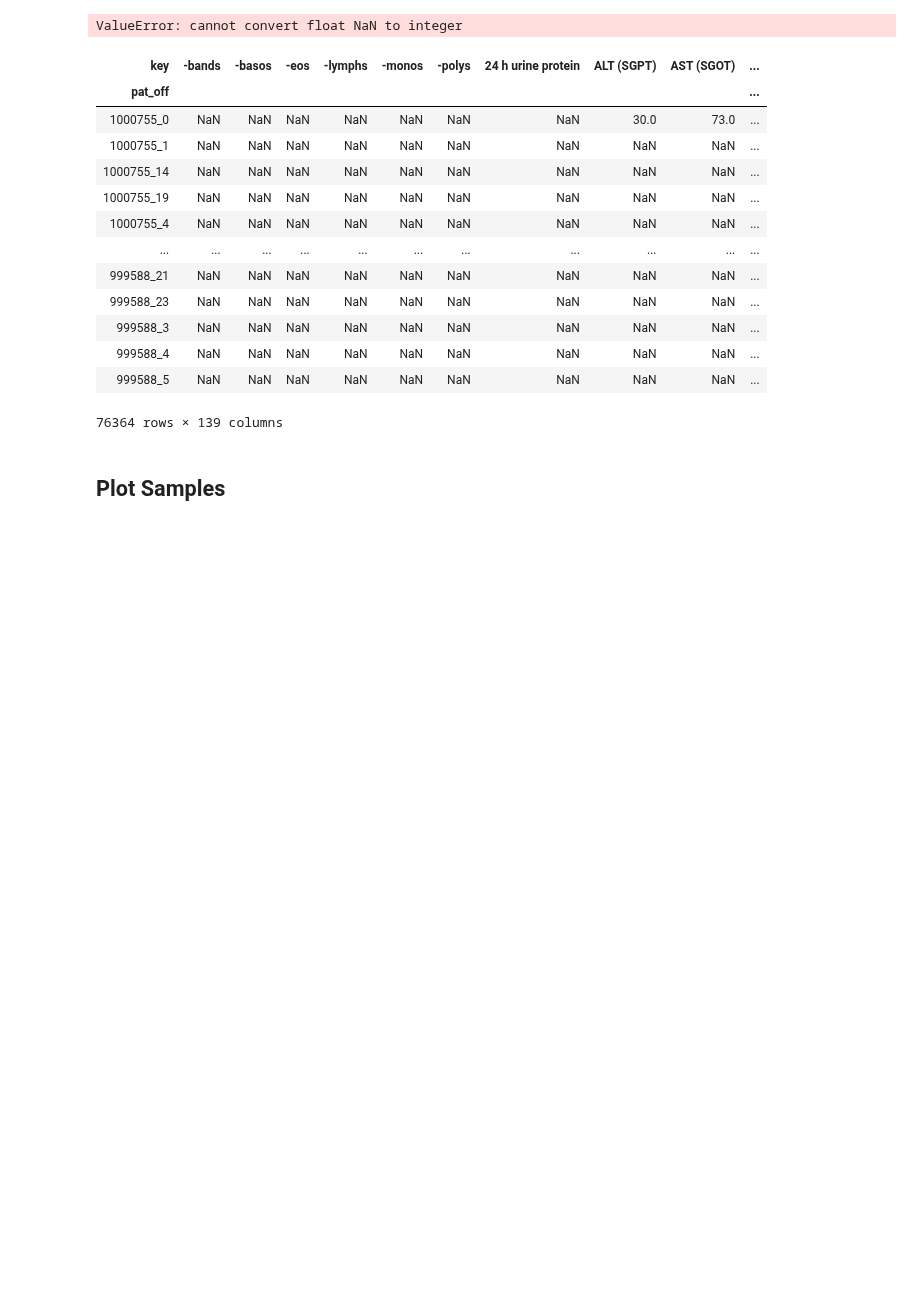
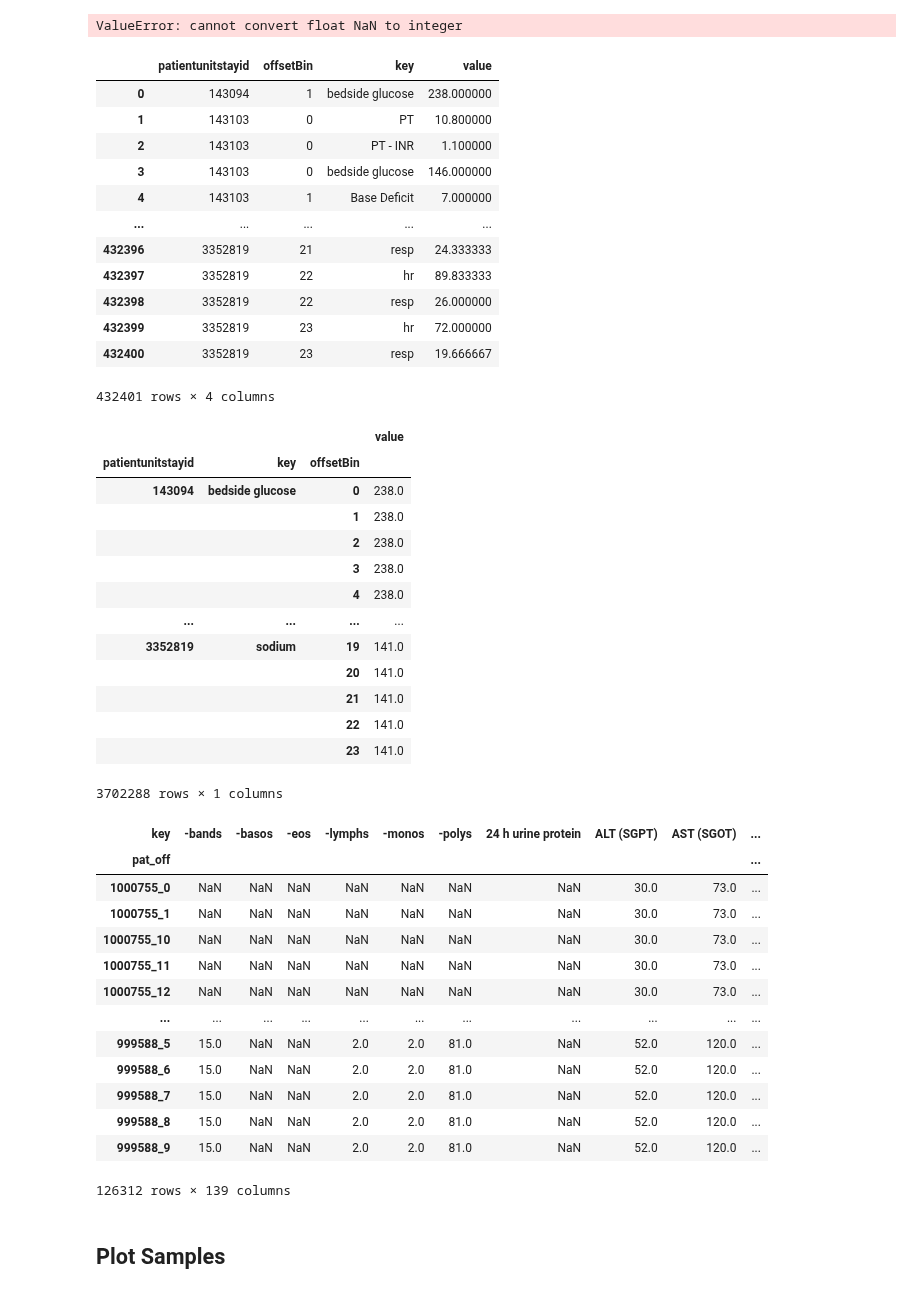
Before and after one commit to adit98/tbi, a Jupyter notebook: Physiology Time Series.ipynb, the cells around one changed output. Drawn from its saved outputs; the diff is of its cells as text; code cells hidden in the pictures; blank space fills up the shorter version.

```diff
--- a/Physiology Time Series.ipynb
+++ b/Physiology Time Series.ipynb
@@ -150,29 +150,65 @@ print(measures_grouped)
 ValueError: cannot convert float NaN to integer
 # %%
 m = labmeasures.copy()
+#m = m[m['patientunitstayid'] < 200000]
 m = m[m['offset'] < 1440]
 m['offsetBin'] = (m['offset']/summarization_int).astype(int)
 m = m.drop('offset', axis = 1)
 measures_grouped = m.groupby(['patientunitstayid', 'offsetBin', 'key']).mean().reset_index()
+m2 = measures_grouped.copy()
+display(m2)
 
-m2 = measures_grouped.copy()
+def rein(df):
+    df = df.set_index('offsetBin')
+    df = df.drop(['patientunitstayid', 'key'], axis = 1)
+    return df.reindex(np.arange(24)).fillna(method = 'ffill').fillna(method = 'bfill')
+m2 = m2.groupby(['patientunitstayid', 'key']).apply(rein)
+
+m2 = m2.reset_index()
 m2['pat_off'] = m2['patientunitstayid'].astype(str) + '_' + m2['offsetBin'].astype(str)
 m2 = m2.pivot(index='pat_off',columns='key', values='value')
 display(m2)
 # %% [output]
-| key | -bands | -basos | -eos | -lymphs | -monos | -polys | 24 h urine protein | ALT (SGPT) | AST (SGOT) | ... |
-| pat_off |  |  |  |  |  |  |  |  |  | ... |
-| 1000755_0 | NaN | NaN | NaN | NaN | NaN | NaN | NaN | 30.0 | 73.0 | ... |
-| 1000755_1 | NaN | NaN | NaN | NaN | NaN | NaN | NaN | NaN | NaN | ... |
-| 1000755_14 | NaN | NaN | NaN | NaN | NaN | NaN | NaN | NaN | NaN | ... |
-| 1000755_19 | NaN | NaN | NaN | NaN | NaN | NaN | NaN | NaN | NaN | ... |
-| 1000755_4 | NaN | NaN | NaN | NaN | NaN | NaN | NaN | NaN | NaN | ... |
-| ... | ... | ... | ... | ... | ... | ... | ... | ... | ... | ... |
-| 999588_21 | NaN | NaN | NaN | NaN | NaN | NaN | NaN | NaN | NaN | ... |
-| 999588_23 | NaN | NaN | NaN | NaN | NaN | NaN | NaN | NaN | NaN | ... |
-| 999588_3 | NaN | NaN | NaN | NaN | NaN | NaN | NaN | NaN | NaN | ... |
-| 999588_4 | NaN | NaN | NaN | NaN | NaN | NaN | NaN | NaN | NaN | ... |
-| 999588_5 | NaN | NaN | NaN | NaN | NaN | NaN | NaN | NaN | NaN | ... |
+|  | patientunitstayid | offsetBin | key | value |
+| 0 | 143094 | 1 | bedside glucose | 238.000000 |
+| 1 | 143103 | 0 | PT | 10.800000 |
+| 2 | 143103 | 0 | PT - INR | 1.100000 |
+| 3 | 143103 | 0 | bedside glucose | 146.000000 |
+| 4 | 143103 | 1 | Base Deficit | 7.000000 |
+| ... | ... | ... | ... | ... |
+| 432396 | 3352819 | 21 | resp | 24.333333 |
+| 432397 | 3352819 | 22 | hr | 89.833333 |
+| 432398 | 3352819 | 22 | resp | 26.000000 |
+| 432399 | 3352819 | 23 | hr | 72.000000 |
+| 432400 | 3352819 | 23 | resp | 19.666667 |
-76364 rows × 139 columns
+432401 rows × 4 columns
+|  |  |  | value |
+| patientunitstayid | key | offsetBin |  |
+| 143094 | bedside glucose | 0 | 238.0 |
+|  |  | 1 | 238.0 |
+|  |  | 2 | 238.0 |
+|  |  | 3 | 238.0 |
+|  |  | 4 | 238.0 |
+| ... | ... | ... | ... |
+| 3352819 | sodium | 19 | 141.0 |
+|  |  | 20 | 141.0 |
+|  |  | 21 | 141.0 |
+|  |  | 22 | 141.0 |
+|  |  | 23 | 141.0 |
+3702288 rows × 1 columns
+| key | -bands | -basos | -eos | -lymphs | -monos | -polys | 24 h urine protein | ALT (SGPT) | AST (SGOT) | ... |
+| pat_off |  |  |  |  |  |  |  |  |  | ... |
+| 1000755_0 | NaN | NaN | NaN | NaN | NaN | NaN | NaN | 30.0 | 73.0 | ... |
+| 1000755_1 | NaN | NaN | NaN | NaN | NaN | NaN | NaN | 30.0 | 73.0 | ... |
+| 1000755_10 | NaN | NaN | NaN | NaN | NaN | NaN | NaN | 30.0 | 73.0 | ... |
+| 1000755_11 | NaN | NaN | NaN | NaN | NaN | NaN | NaN | 30.0 | 73.0 | ... |
+| 1000755_12 | NaN | NaN | NaN | NaN | NaN | NaN | NaN | 30.0 | 73.0 | ... |
+| ... | ... | ... | ... | ... | ... | ... | ... | ... | ... | ... |
+| 999588_5 | 15.0 | NaN | NaN | 2.0 | 2.0 | 81.0 | NaN | 52.0 | 120.0 | ... |
+| 999588_6 | 15.0 | NaN | NaN | 2.0 | 2.0 | 81.0 | NaN | 52.0 | 120.0 | ... |
+| 999588_7 | 15.0 | NaN | NaN | 2.0 | 2.0 | 81.0 | NaN | 52.0 | 120.0 | ... |
+| 999588_8 | 15.0 | NaN | NaN | 2.0 | 2.0 | 81.0 | NaN | 52.0 | 120.0 | ... |
+| 999588_9 | 15.0 | NaN | NaN | 2.0 | 2.0 | 81.0 | NaN | 52.0 | 120.0 | ... |
+126312 rows × 139 columns
 # %% [markdown]
 ## Plot Samples
```
Also changed, not shown: parts of 1 cell of this notebook.
